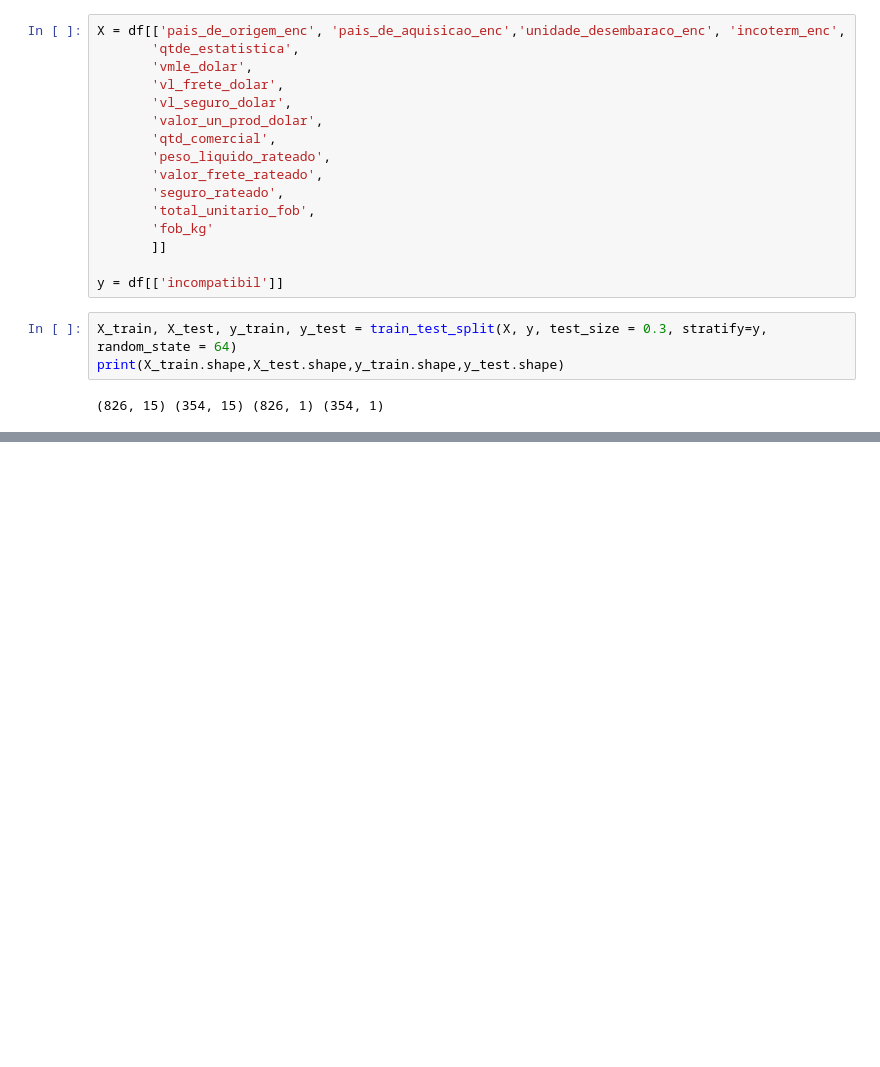
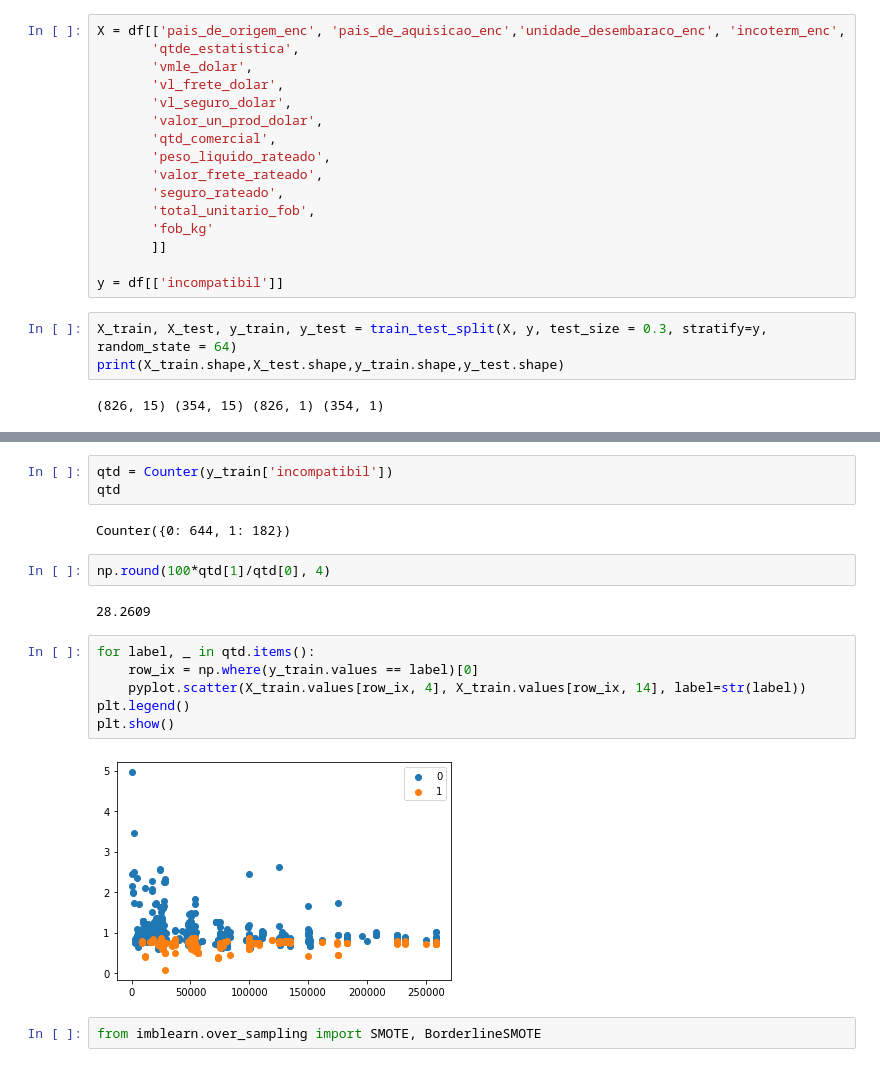
Before and after one commit to Mastroiani/TCC, a Jupyter notebook: SVM.ipynb, the cells around one changed output, grey strips where cells are left out. Cells and saved outputs as stored; diff of their text form; blank space fills up the shorter version.

```diff
--- a/SVM.ipynb
+++ b/SVM.ipynb
@@ -206 +253,20 @@ y_train
+# %%
+qtd = Counter(y_train['incompatibil'])
+qtd
+# %% [output]
+Counter({0: 644, 1: 182})
+# %%
+np.round(100*qtd[1]/qtd[0], 4)
+# %% [output]
+28.2609
+# %%
+for label, _ in qtd.items():
+	row_ix = np.where(y_train.values == label)[0]
+	pyplot.scatter(X_train.values[row_ix, 4], X_train.values[row_ix, 14], label=str(label))
+plt.legend()
+plt.show()
+# %% [output]
+[figure, added]
+# %%
+from imblearn.over_sampling import SMOTE, BorderlineSMOTE
 # %%
```
Also changed, not shown: parts of 24 cells of this notebook.
